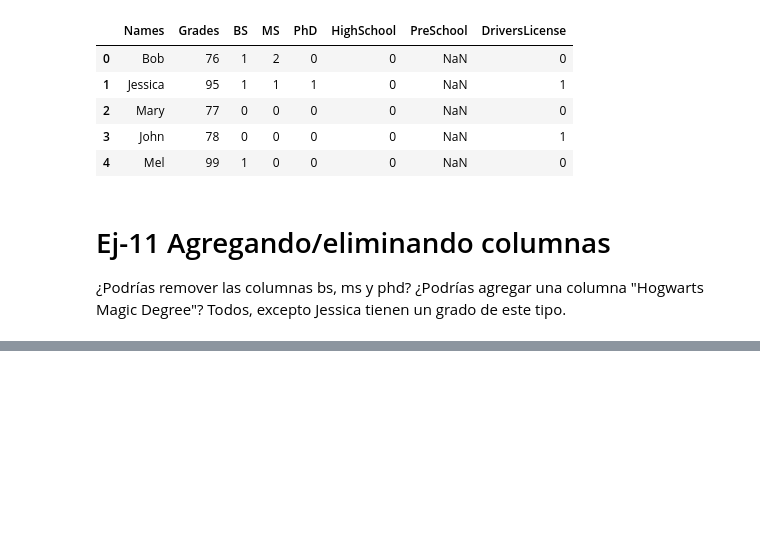
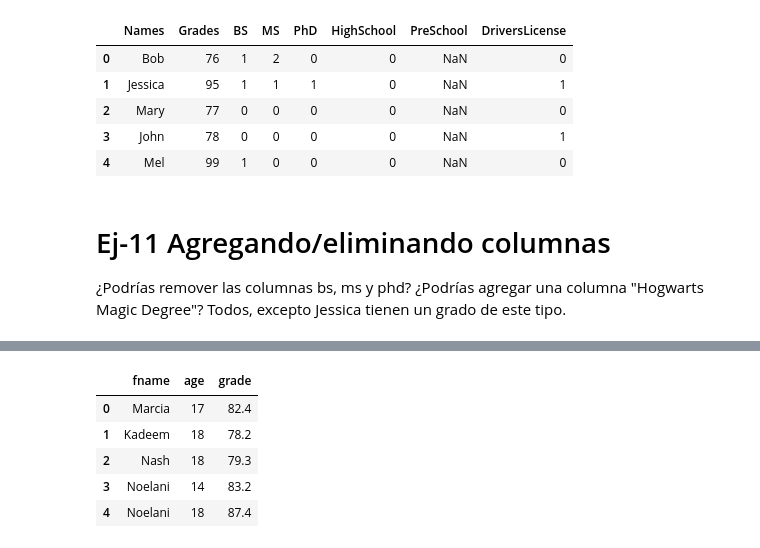
Before and after one commit to MarianaArzapalo/1-ADescDatos, a Jupyter notebook: 01-li-datos.ipynb, the cells around one changed output, grey strips where cells are left out. Cells and saved outputs as stored; diff of their text form; code cells hidden in the pictures; blank space fills up the shorter version.

```diff
--- a/01-li-datos.ipynb
+++ b/01-li-datos.ipynb
@@ -973,0 +1045,11 @@ df
+# %%
+df2 = df[['fname','age','grade']]
+
+df2.head()
+# %% [output]
+|  | fname | age | grade |
+| 0 | Marcia | 17 | 82.4 |
+| 1 | Kadeem | 18 | 78.2 |
+| 2 | Nash | 18 | 79.3 |
+| 3 | Noelani | 14 | 83.2 |
+| 4 | Noelani | 18 | 87.4 |
```
Also changed, not shown: parts of 7 cells of this notebook.
